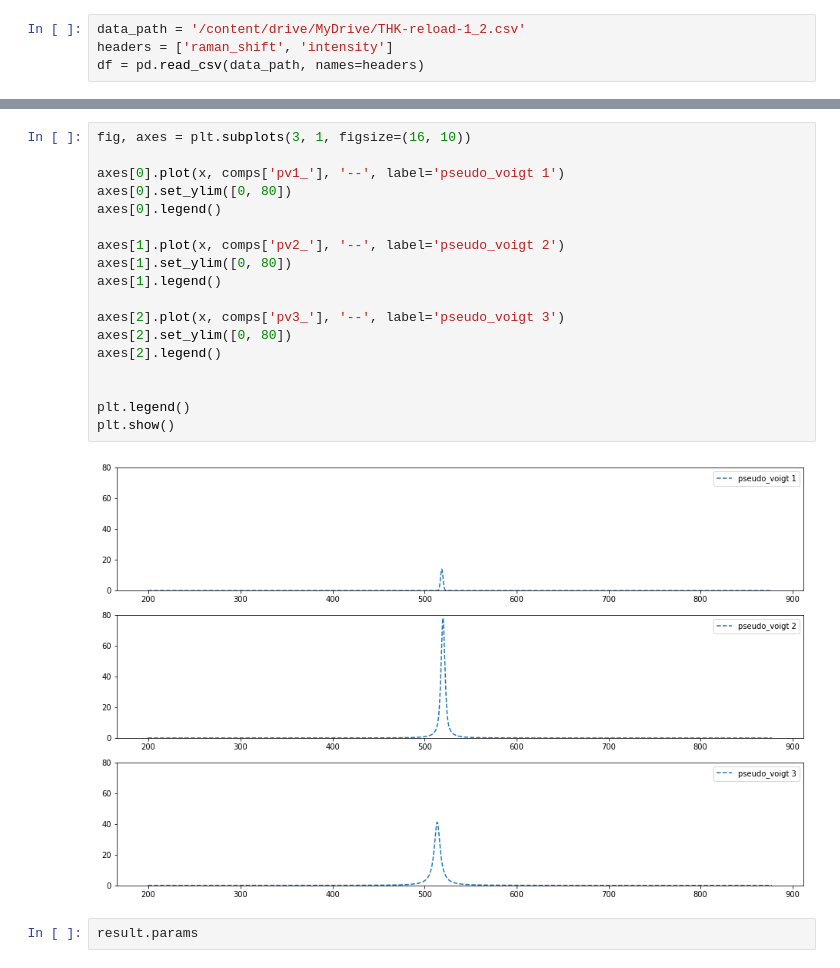
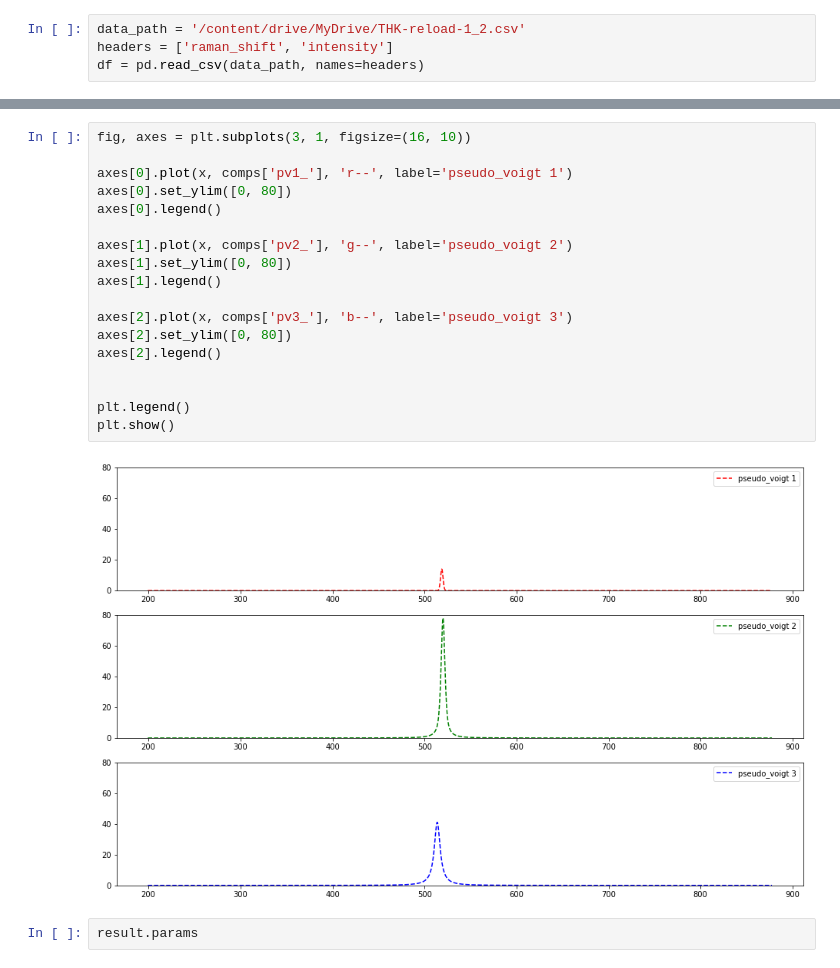
Before and after one commit to yuyangweng/Project, a Jupyter notebook: peak_fitting_pseudo_voigt.ipynb, the cells around one changed output, grey strips where cells are left out. Drawn from its saved outputs; the diff is of its cells as text.

```diff
--- a/peak_fitting_pseudo_voigt.ipynb
+++ b/peak_fitting_pseudo_voigt.ipynb
@@ -88,23 +89,23 @@ plt.show()
 # %%
 fig, axes = plt.subplots(3, 1, figsize=(16, 10))
 
-axes[0].plot(x, comps['pv1_'], '--', label='pseudo_voigt 1')
+axes[0].plot(x, comps['pv1_'], 'r--', label='pseudo_voigt 1')
 axes[0].set_ylim([0, 80])
 axes[0].legend()
 
-axes[1].plot(x, comps['pv2_'], '--', label='pseudo_voigt 2')
+axes[1].plot(x, comps['pv2_'], 'g--', label='pseudo_voigt 2')
 axes[1].set_ylim([0, 80])
 axes[1].legend()
 
-axes[2].plot(x, comps['pv3_'], '--', label='pseudo_voigt 3')
+axes[2].plot(x, comps['pv3_'], 'b--', label='pseudo_voigt 3')
 axes[2].set_ylim([0, 80])
 axes[2].legend()
 
 
 plt.legend()
 plt.show()
 # %% [output]
-[figure, old version]
+[figure, new version]
 # %%
 result.params
 # %% [output]
```
Also changed, not shown: parts of 5 cells of this notebook.
